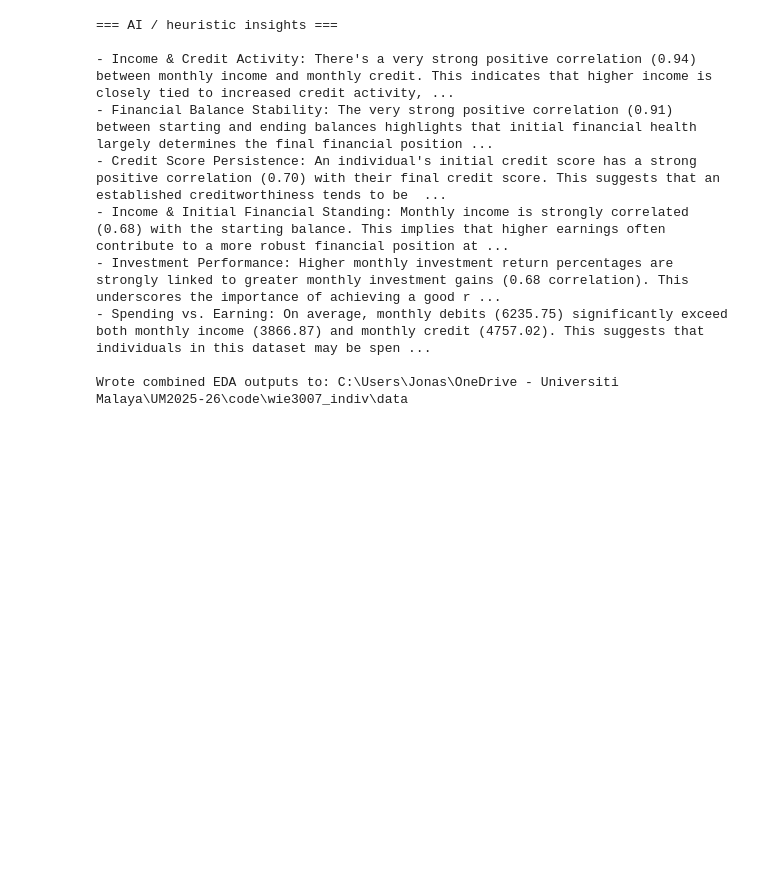
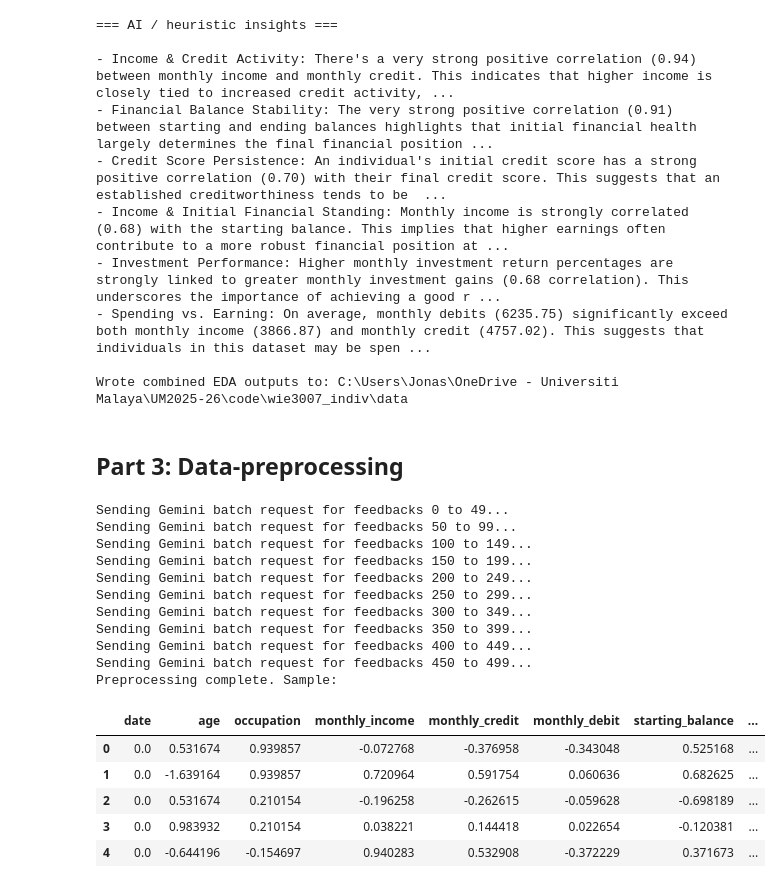
Before and after one commit to PoisonDarterz/wie3007_indiv, a Jupyter notebook: sample.ipynb, the cells around one changed output. Saved outputs shown, nothing was run; the diff lists cells and outputs as text; code cells hidden in the pictures; blank space fills up the shorter version.

```diff
--- a/sample.ipynb
+++ b/sample.ipynb
@@ -831,0 +835,2 @@ Wrote combined EDA outputs to: C:\Users\Jonas\OneDrive - Universiti Malaya\UM202
+# %% [markdown]
+## Part 3: Data-preprocessing
@@ -831,0 +926,72 @@ Wrote combined EDA outputs to: C:\Users\Jonas\OneDrive - Universiti Malaya\UM202
+# %%
+# Data Preprocessing using LLMs / SLMs
+
+# Copy df_eda to df_preproc and drop ID columns
+df_preproc = df_eda.copy()
+df_preproc = df_preproc.drop(columns=['customer_id'])
+
+# 1. Handle missing values
+num_cols = df_preproc.select_dtypes(include=['number']).columns
+cat_cols = df_preproc.select_dtypes(include=['object']).columns.tolist()
+
+# Exclude text fields from categorical encoding
+text_fields = ['customer_feedback']
+cat_encode_cols = [col for col in cat_cols if col not in text_fields]
+
+# Impute numerics with median
+if len(num_cols) > 0:
+    num_imputer = SimpleImputer(strategy='median')
+    df_preproc[num_cols] = num_imputer.fit_transform(df_preproc[num_cols])
+
+# Impute categoricals with mode
+if len(cat_encode_cols) > 0:
+    cat_imputer = SimpleImputer(strategy='most_frequent')
+    df_preproc[cat_encode_cols] = cat_imputer.fit_transform(df_preproc[cat_encode_cols])
+
+# 2. Normalize numerical features
+if len(num_cols) > 0:
+    scaler = StandardScaler()
+    df_preproc[num_cols] = scaler.fit_transform(df_preproc[num_cols])
+
+# 3. Encode categorical variables (excluding text fields)
+if len(cat_encode_cols) > 0:
+    for col in cat_encode_cols:
+        le = LabelEncoder()
+        df_preproc[col] = le.fit_transform(df_preproc[col].astype(str))
+
+# 4. Process text fields (customer_feedback)
+# Impute missing feedback with 'No feedback provided'
+if 'customer_feedback' in df_preproc.columns:
+    df_preproc['customer_feedback'] = df_preproc['customer_feedback'].fillna('No feedback provided')
+
+    # Prepare feedbacks for Gemini
+    feedback_list = []
+    for idx, row in df_preproc.iterrows():
+        feedback_list.append({'customer_id': row.get('customer_id', idx), 'feedback': row['customer_feedback']})
+
+    # Get sentiments and topics from Gemini
+    st_map = generate_sentiment_topic_gemini_batch(feedback_list, n_requests=10, batch_delay_seconds=4)
+    df_preproc['feedback_sentiment'] = df_preproc.apply(lambda row: st_map.get(str(row.get('customer_id', row.name)),{}).get('sentiment', 'neutral'), axis=1)
+    df_preproc['feedback_topic'] = df_preproc.apply(lambda row: st_map.get(str(row.get('customer_id', row.name)), {}).get('topic', 'other'), axis=1)
+
+
+print('Preprocessing complete. Sample:')
+display(df_preproc.head())
+# %% [output]
+Sending Gemini batch request for feedbacks 0 to 49...
+Sending Gemini batch request for feedbacks 50 to 99...
+Sending Gemini batch request for feedbacks 100 to 149...
+Sending Gemini batch request for feedbacks 150 to 199...
+Sending Gemini batch request for feedbacks 200 to 249...
+Sending Gemini batch request for feedbacks 250 to 299...
+Sending Gemini batch request for feedbacks 300 to 349...
+Sending Gemini batch request for feedbacks 350 to 399...
+Sending Gemini batch request for feedbacks 400 to 449...
+Sending Gemini batch request for feedbacks 450 to 499...
+Preprocessing complete. Sample:
+|  | date | age | occupation | monthly_income | monthly_credit | monthly_debit | starting_balance | ... |
+| 0 | 0.0 | 0.531674 | 0.939857 | -0.072768 | -0.376958 | -0.343048 | 0.525168 | ... |
+| 1 | 0.0 | -1.639164 | 0.939857 | 0.720964 | 0.591754 | 0.060636 | 0.682625 | ... |
+| 2 | 0.0 | 0.531674 | 0.210154 | -0.196258 | -0.262615 | -0.059628 | -0.698189 | ... |
+| 3 | 0.0 | 0.983932 | 0.210154 | 0.038221 | 0.144418 | 0.022654 | -0.120381 | ... |
+| 4 | 0.0 | -0.644196 | -0.154697 | 0.940283 | 0.532908 | -0.372229 | 0.371673 | ... |
```
Also changed, not shown: parts of 5 cells of this notebook.
